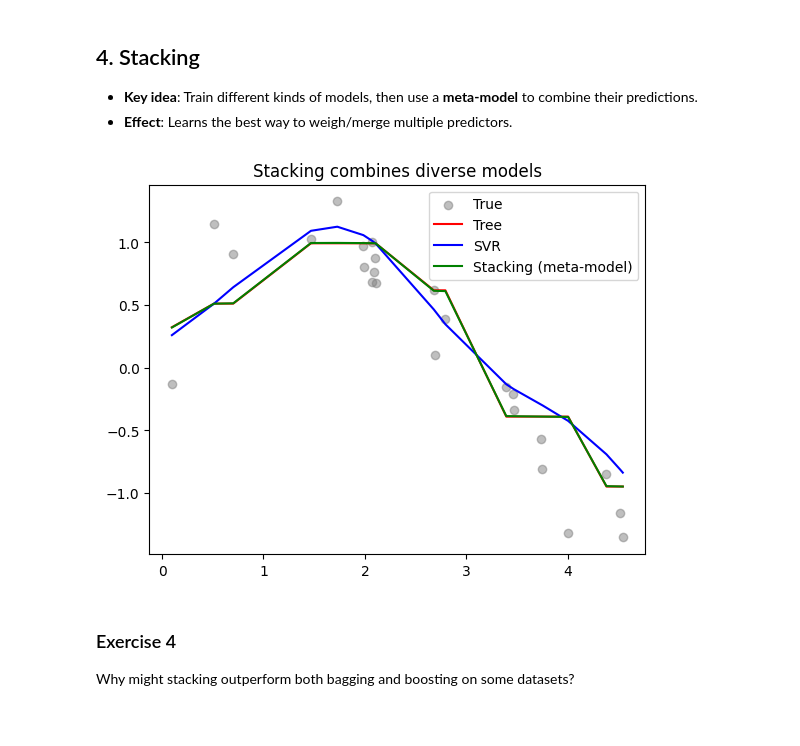
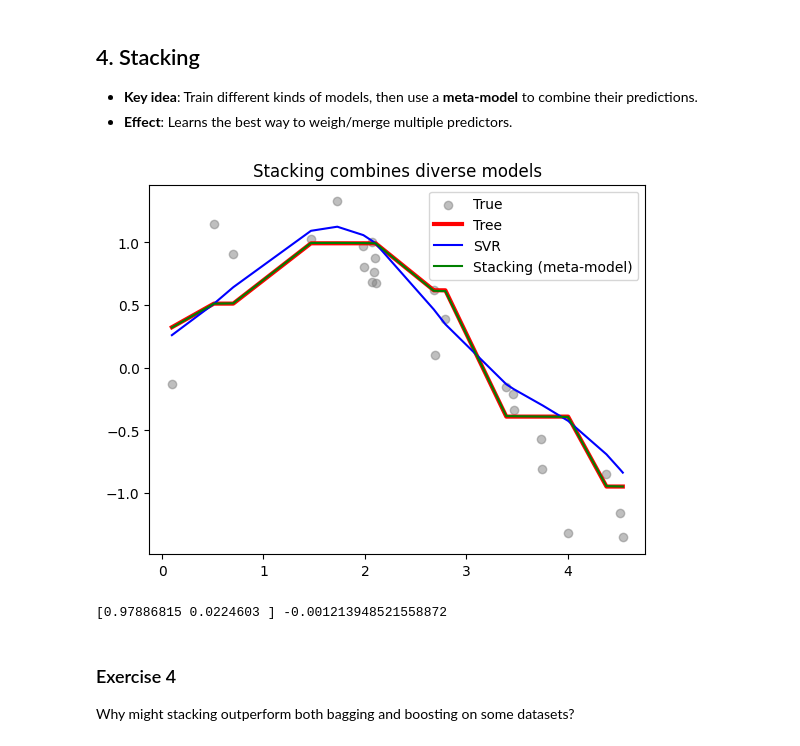
Before and after one commit to wingated/cs473, a Jupyter notebook: mini_labs/week_11_ensembles.ipynb, the cells around one changed output. Saved outputs shown, nothing was run; the diff lists cells and outputs as text; code cells hidden in the pictures.

Commit message:
Made the tree line more visible and added a print statement telling us how much each model contributes for the stacked model

```diff
--- a/mini_labs/week_11_ensembles.ipynb
+++ b/mini_labs/week_11_ensembles.ipynb
@@ -109,35 +109,39 @@ from sklearn.model_selection import train_test_split
 
 # Split data
 X_train, X_test, y_train, y_test = train_test_split(X, y, test_size=0.3, random_state=1)
 
 # Base models
 model1 = DecisionTreeRegressor(max_depth=3).fit(X_train, y_train)
 model2 = SVR(kernel="rbf", C=10).fit(X_train, y_train)
 
 # Predictions from base models
 pred_train = np.vstack([model1.predict(X_train), model2.predict(X_train)]).T
 pred_test = np.vstack([model1.predict(X_test), model2.predict(X_test)]).T
 
 # Meta-model
 meta = LinearRegression().fit(pred_train, y_train)
 
 plt.scatter(X_test, y_test, c="gray", label="True", alpha=0.5)
 
 sorted_idx = np.argsort(X_test[:, 0])
 X_sorted = X_test[sorted_idx]
 
 y_tree = model1.predict(X_test)[sorted_idx]
 y_svr = model2.predict(X_test)[sorted_idx]
 y_stack = meta.predict(pred_test)[sorted_idx]
 
-plt.plot(X_sorted, y_tree, color="red", label="Tree")
+plt.plot(X_sorted, y_tree, color="red", linewidth=3, label="Tree")
 plt.plot(X_sorted, y_svr, color="blue", label="SVR")
 plt.plot(X_sorted, y_stack, color="green", label="Stacking (meta-model)")
 plt.legend()
 plt.title("Stacking combines diverse models")
 plt.show()
+
+# This shows us how much the [Tree, SVR] effects the meta model. Why do you think Tree is so much more effective?
+print(meta.coef_)
 # %% [output]
-[figure, old version]
+[figure, new version]
+[0.97886815 0.0224603 ] -0.001213948521558872
 # %% [markdown]
 ### Exercise 4
 Why might stacking outperform both bagging and boosting on some datasets?
```
